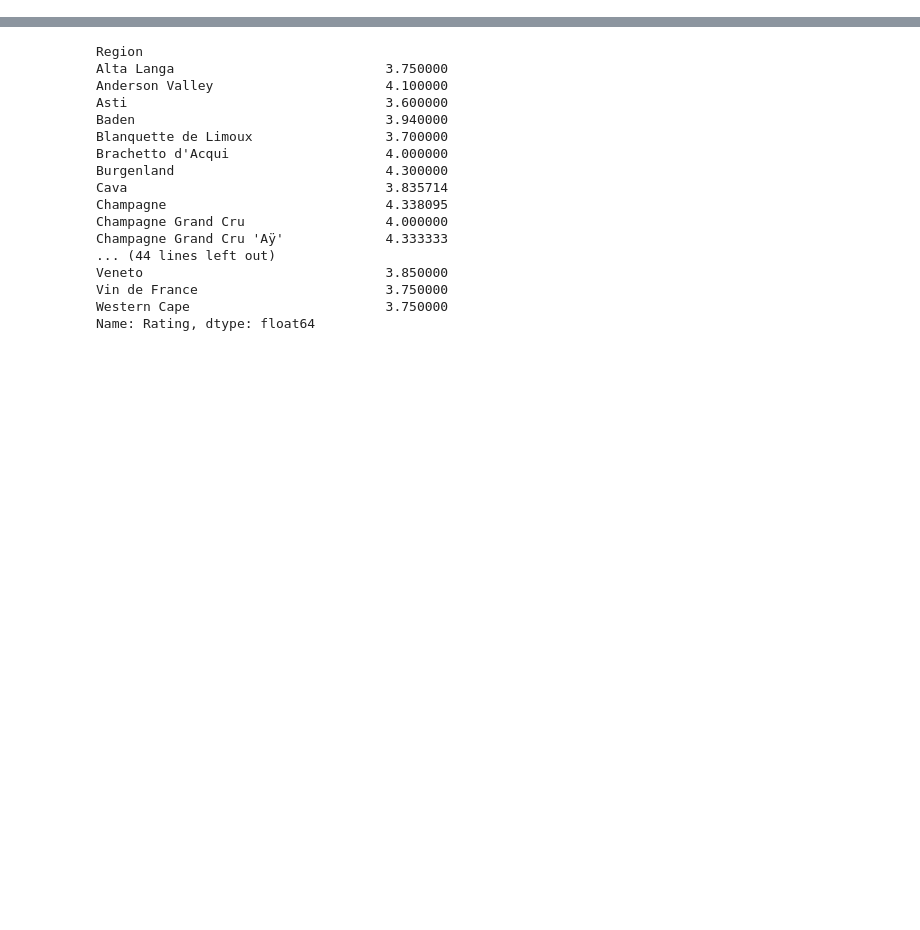
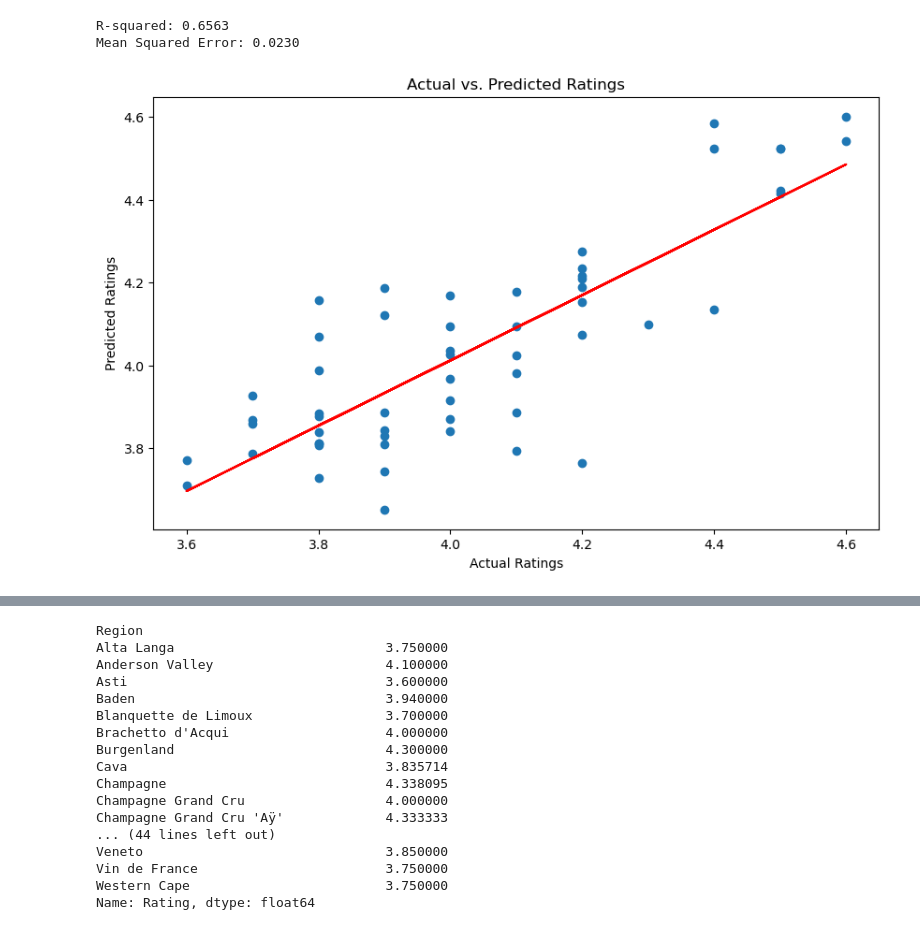
Before and after one commit to Parker-Teske/Wine_Project, a Jupyter notebook: Sparkling_LR_model.ipynb, the cells around one changed output, grey strips where cells are left out. Drawn from its saved outputs; the diff is of its cells as text; code cells hidden in the pictures; blank space fills up the shorter version.

```diff
--- a/Sparkling_LR_model.ipynb
+++ b/Sparkling_LR_model.ipynb
@@ -87,0 +47,58 @@ The standard deviation is 0.28456569346063876.
+# %%
+# Split the data into training and testing sets
+X_train, X_test, y_train, y_test = train_test_split(X, y, test_size=0.2, random_state=1)
+
+# Combine training and test data to fit the encoder
+X_combined = pd.concat([X_train, X_test], ignore_index=True)
+
+# Create transformers for preprocessing
+cat_transformer = OneHotEncoder(handle_unknown='ignore')
+num_transformer = StandardScaler()
+
+# Combine transformers using ColumnTransformer
+preprocessor = ColumnTransformer(
+    transformers=[
+        ('cat', cat_transformer, categorical_cols),
+        ('num', num_transformer, numerical_cols)
+    ]
+)
+
+# Fit and transform the combined dataset
+X_combined_preprocessed = preprocessor.fit_transform(X_combined)
+
+# Split the preprocessed data back into training and test datasets
+X_train_preprocessed = X_combined_preprocessed[:len(X_train)]
+X_test_preprocessed = X_combined_preprocessed[len(X_train):]
+
+# Create XGBoost model
+xgb_model = xgb.XGBRegressor()
+
+# Fit the grid search to the preprocessed training data
+xgb_model.fit(X_train_preprocessed, y_train)
+
+# Make predictions on the preprocessed test data
+predictions = xgb_model.predict(X_test_preprocessed)
+
+# Calculate R-squared and Mean Squared Error
+r2 = r2_score(y_test, predictions)
+mse = mean_squared_error(y_test, predictions)
+
+print(f"R-squared: {r2:.4f}")
+print(f"Mean Squared Error: {mse:.4f}")
+# %% [output]
+R-squared: 0.6563
+Mean Squared Error: 0.0230
+# %%
+
+# Plot actual vs. predicted ratings
+plt.figure(figsize=(10, 6))
+plt.scatter(y_test, predictions)
+slope, intercept = np.polyfit(y_test, predictions, 1)
+plt.plot(y_test, slope * y_test + intercept, color='red')
+plt.xlabel('Actual Ratings')
+plt.ylabel('Predicted Ratings')
+plt.title('Actual vs. Predicted Ratings')
+plt.savefig('Sparkling_Actual_Predicted.png')
+plt.show()
+# %% [output]
+[figure, added]
```
Also changed, not shown: parts of 17 cells of this notebook, 13 other files.
